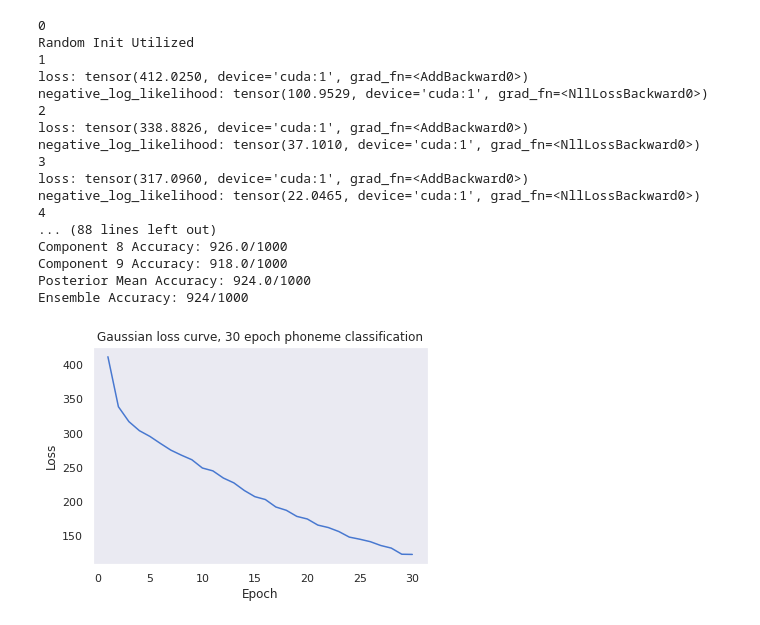
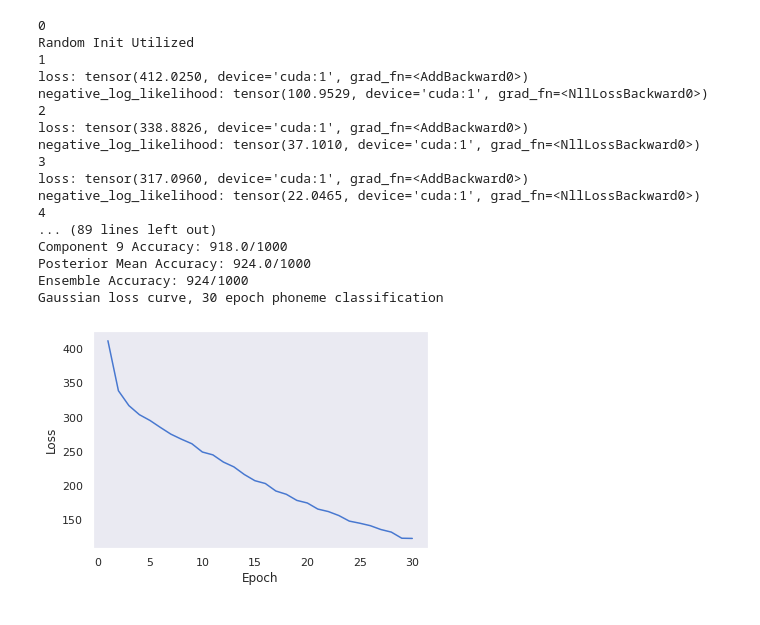
Before and after one commit to LeifMartin/BNN, a Jupyter notebook: Classification.ipynb, the cells around one changed output. Saved outputs shown, nothing was run; the diff lists cells and outputs as text; code cells hidden in the pictures.

```diff
--- a/Classification.ipynb
+++ b/Classification.ipynb
@@ -300,37 +298,37 @@ for i in range(0, 1):
 
         train = FVMF.train(net, dtrain, SAMPLES, optimizer, epoch, i,BATCH_SIZE = 100,shape = (0,256,256,257))
         trtimes.append(train[1].detach().cpu().numpy())
         #print(net.l1.weight_mu.mean())
 
     res = test_ensemble.test_ensemble(net,dtest,TEST_SAMPLES,TEST_BATCH_SIZE,BATCH_SIZE,CLASSES,DEVICE,shape = (0,256,256,257))
 x = []
 for i in range(epochs):
     x.append(i+1)
-plt.title('Gaussian loss curve, 30 epoch phoneme classification')
+print('Gaussian loss curve, 30 epoch phoneme classification')
 plt.xlabel('Epoch')
 plt.ylabel('Loss')
 plt.plot(x,trtimes)
 plt.savefig('Plots/Gaussian_loss_30_epoch_phoneme_classification.png')
 plt.show()
 # %% [output]
 0
 Random Init Utilized
 1
 loss: tensor(412.0250, device='cuda:1', grad_fn=<AddBackward0>)
 negative_log_likelihood: tensor(100.9529, device='cuda:1', grad_fn=<NllLossBackward0>)
 2
 loss: tensor(338.8826, device='cuda:1', grad_fn=<AddBackward0>)
 negative_log_likelihood: tensor(37.1010, device='cuda:1', grad_fn=<NllLossBackward0>)
 3
 loss: tensor(317.0960, device='cuda:1', grad_fn=<AddBackward0>)
 negative_log_likelihood: tensor(22.0465, device='cuda:1', grad_fn=<NllLossBackward0>)
 4
-... (88 lines left out)
-Component 8 Accuracy: 926.0/1000
+... (89 lines left out)
 Component 9 Accuracy: 918.0/1000
 Posterior Mean Accuracy: 924.0/1000
 Ensemble Accuracy: 924/1000
+Gaussian loss curve, 30 epoch phoneme classification
-[figure, old version]
+[figure, new version]
 # %%
 trtimes = []
 epochs = 30
```
Also changed, not shown: parts of 9 cells of this notebook, 22 other files.
